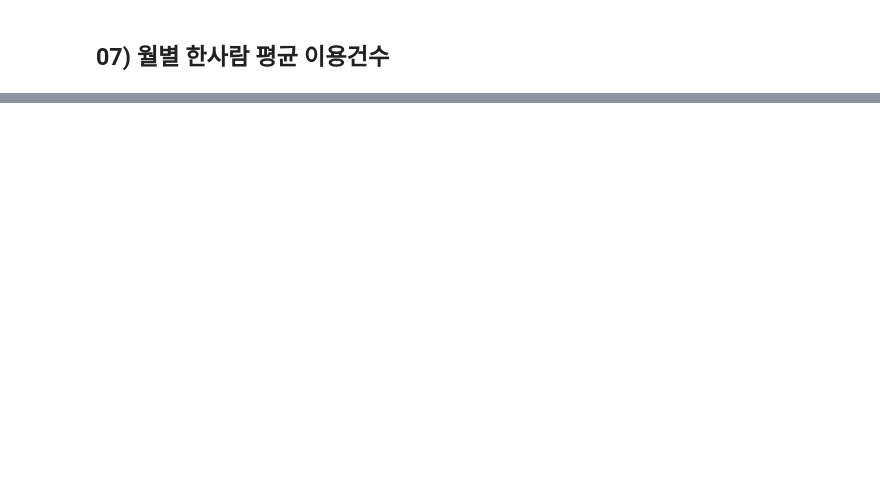
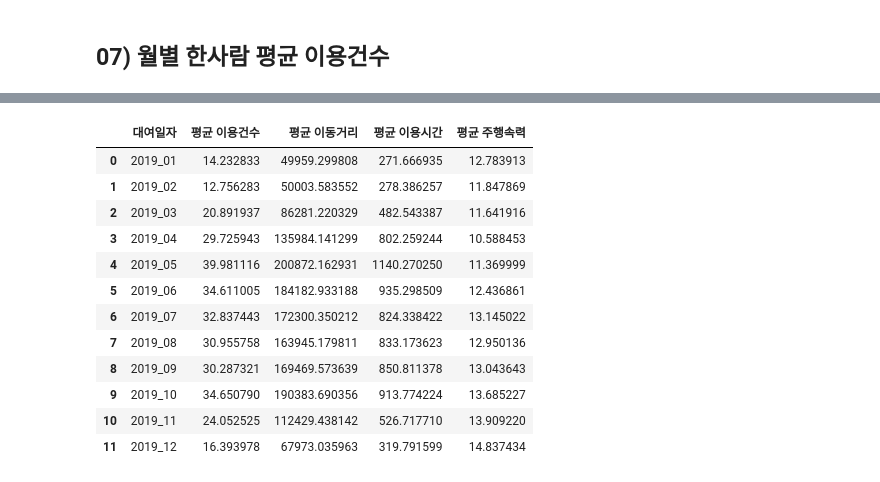
Before and after one commit to jinubot07/LikeLion_13th_DataCourse, a Jupyter notebook: 08_PRJ_team_project/code/정진우/TP_bike_19.ipynb, the cells around one changed output, grey strips where cells are left out. Saved outputs shown, nothing was run; the diff lists cells and outputs as text; code cells hidden in the pictures; blank space fills up the shorter version.

```diff
--- a/08_PRJ_team_project/code/정진우/TP_bike_19.ipynb
+++ b/08_PRJ_team_project/code/정진우/TP_bike_19.ipynb
@@ -271,0 +344,4 @@ memory usage: 512.0+ bytes
+# %%
+# 기존의 값을 계산하여 새로 만든 컬럼에 값 저장하기
+bike19['주행속력'] = ( bike19['이동거리(M)'] / 1000 ) / ( bike19['이동시간(분)'] / 60 )
+bike19.info()
@@ -271,0 +368,6 @@ memory usage: 512.0+ bytes
+# %%
+# 결측치 및 이상치값 제거
+bike19['주행속력'] = bike19['주행속력'].fillna(0)
+
+bike19.info()
+bike19['주행속력'].isnull().sum()
@@ -271,0 +407,28 @@ memory usage: 512.0+ bytes
+# %%
+# https://doubly12f.tistory.com/45
+# 주행속력 컬럼의 값이 inf인 데이터는 0 으로 바꿔준다.
+bike19['주행속력'] = bike19['주행속력'].replace([np.inf, -np.inf], np.nan)
+# %%
+# 평균 데이터셋 새롭게 생성한다.
+bike19_mean = bike19[['대여일자','이용건수','이동거리(M)','이동시간(분)','주행속력']].groupby(['대여일자']).mean()
+bike19_mean = pd.DataFrame({'대여일자' : bike19_mean.index,
+                           '평균 이용건수' : bike19_mean['이용건수'],
+                           '평균 이동거리' : bike19_mean['이동거리(M)'],
+                           '평균 이용시간' : bike19_mean['이동시간(분)'],
+                           '평균 주행속력' : bike19_mean['주행속력']})
+bike19_mean = bike19_mean.reset_index(drop=True)
+bike19_mean
+# %% [output]
+|  | 대여일자 | 평균 이용건수 | 평균 이동거리 | 평균 이용시간 | 평균 주행속력 |
+| 0 | 2019_01 | 14.232833 | 49959.299808 | 271.666935 | 12.783913 |
+| 1 | 2019_02 | 12.756283 | 50003.583552 | 278.386257 | 11.847869 |
+| 2 | 2019_03 | 20.891937 | 86281.220329 | 482.543387 | 11.641916 |
+| 3 | 2019_04 | 29.725943 | 135984.141299 | 802.259244 | 10.588453 |
+| 4 | 2019_05 | 39.981116 | 200872.162931 | 1140.270250 | 11.369999 |
+| 5 | 2019_06 | 34.611005 | 184182.933188 | 935.298509 | 12.436861 |
+| 6 | 2019_07 | 32.837443 | 172300.350212 | 824.338422 | 13.145022 |
+| 7 | 2019_08 | 30.955758 | 163945.179811 | 833.173623 | 12.950136 |
+| 8 | 2019_09 | 30.287321 | 169469.573639 | 850.811378 | 13.043643 |
+| 9 | 2019_10 | 34.650790 | 190383.690356 | 913.774224 | 13.685227 |
+| 10 | 2019_11 | 24.052525 | 112429.438142 | 526.717710 | 13.909220 |
+| 11 | 2019_12 | 16.393978 | 67973.035963 | 319.791599 | 14.837434 |
```
Also changed, not shown: parts of 26 cells of this notebook, 8 other files.
